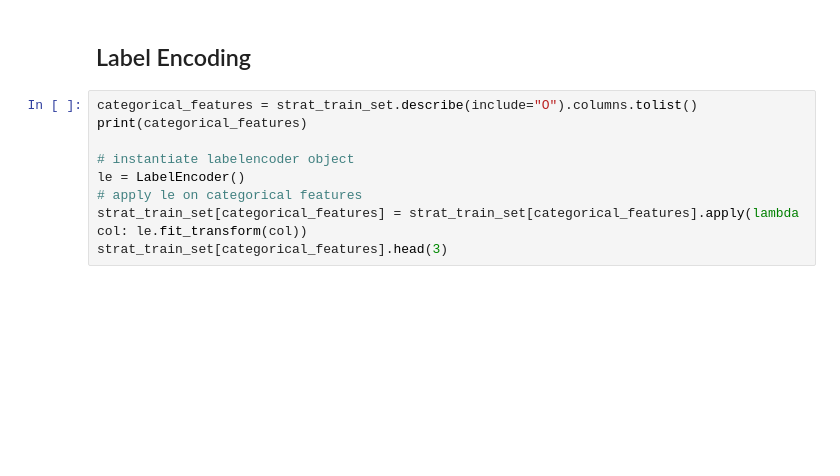
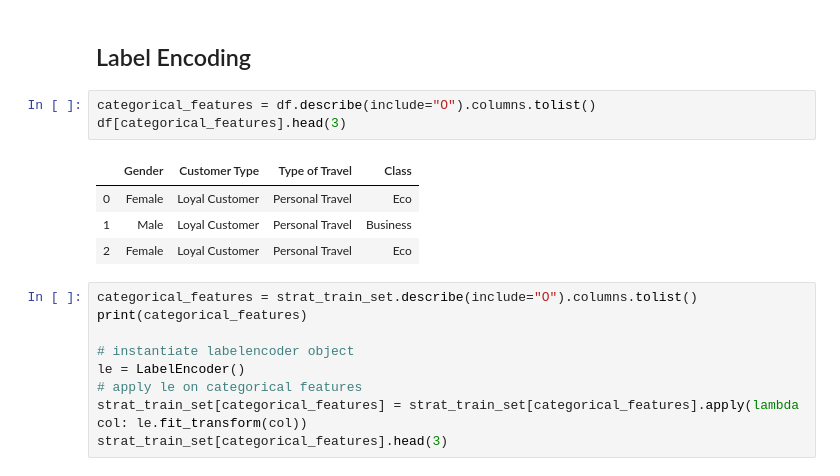
Before and after one commit to emnaidoudi/Customer-satisfaction, a Jupyter notebook: NOTEBOOK.ipynb, the cells around one changed output. Cells and saved outputs as stored; diff of their text form; blank space fills up the shorter version.

```diff
--- a/NOTEBOOK.ipynb
+++ b/NOTEBOOK.ipynb
@@ -149,6 +161,14 @@ for train_index, test_index in split.split(df, df['satisfaction_v2']):
     strat_test_set = df.loc[test_index]
 # %% [markdown]
 ## Label Encoding
+# %%
+categorical_features = df.describe(include="O").columns.tolist()
+df[categorical_features].head(3)
+# %% [output]
+|  | Gender | Customer Type | Type of Travel | Class |
+| 0 | Female | Loyal Customer | Personal Travel | Eco |
+| 1 | Male | Loyal Customer | Personal Travel | Business |
+| 2 | Female | Loyal Customer | Personal Travel | Eco |
 # %%
 categorical_features = strat_train_set.describe(include="O").columns.tolist()
 print(categorical_features)
```
Also changed, not shown: parts of 14 cells of this notebook.
